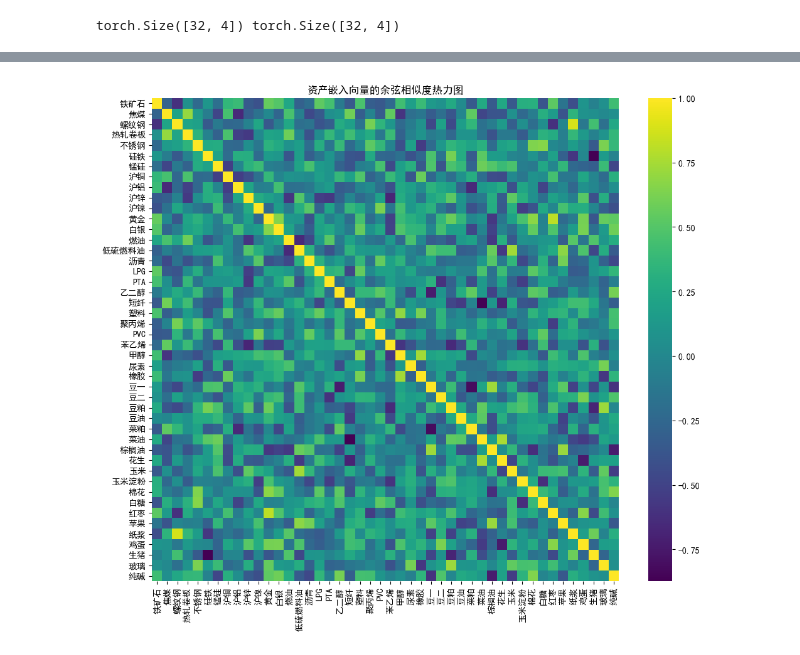
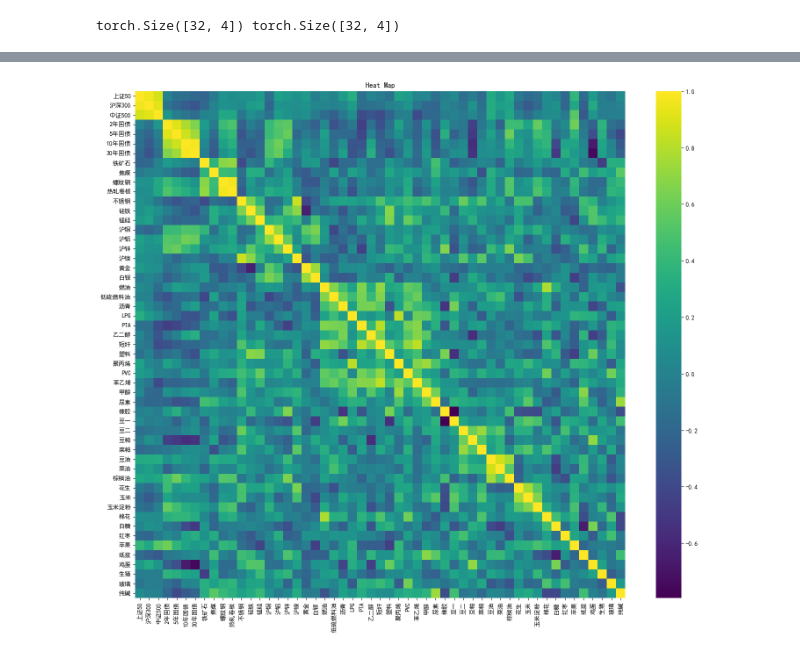
Before and after one commit to FerdinandEoverm/Index_Future_Prediction, a Jupyter notebook: Transformer model/Base_assets_embedding.ipynb, the cells around one changed output, grey strips where cells are left out. Cells and saved outputs as stored; diff of their text form; code cells hidden in the pictures.

Commit message:
update asset embed

```diff
--- a/Transformer model/Base_assets_embedding.ipynb
+++ b/Transformer model/Base_assets_embedding.ipynb
@@ -77,13 +77,10 @@ class AssetsEmbedding(nn.Module):
         super().__init__()
         self.num_assets = num_assets
         self.embedding_dim  = embedding_dim
-
-
         # 设置目标资产的比例
         self.num_target = math.ceil((num_assets - embedding_dim) * target_ratio)
-
-
-        self.embedding = nn.Embedding(num_embeddings = num_assets, embedding_dim = embedding_dim, max_norm = 1)
+        # 定义嵌入层
+        self.embedding = nn.Embedding(num_embeddings = num_assets, embedding_dim = embedding_dim)
 
     def forward(self, x):
         return self.embedding(x)
@@ -109,14 +106,12 @@ class AssetsEmbedding(nn.Module):
 
         # 映射线性关系到批次的收益率上
         # 从批次数据中选取所有样本的目标资产真实收益率
-        # x 形状 (batch_size, 30) -> x_real 形状 (batch_size, 5)
+        # x 形状 (batch_size, num_assets) -> x_real 形状 (batch_size, self.num_target)
         x_real = x[:, target_indices]
 
         # 从批次数据中选取所有样本的基准资产真实收益率
-        # x 形状 (batch_size, 30) -> x_base 形状 (batch_size, 25)
+        # x 形状 (batch_size, num_assets) -> x_base 形状 (batch_size, num_assets - self.num_target)
         x_base = x[:, mask]
-
-        # x_base (batch_size, 25) @ solution (25, 5) -> x_pred (batch_size, 5)
         x_pred = x_base @ solution
 
         return x_pred, x_real
@@ -135,5 +128,9 @@ model.num_target
 # %%
 assets_list = [
+    # 股指期货
+    'IH.CFX', 'IF.CFX', 'IC.CFX',
+    # 国债期货
+    'TS.CFX', 'TF.CFX', 'T.CFX', 'TL.CFX',
     # 黑色金属产业链
     'I.DCE', 'JM.DCE', 'RB.SHF', 'HC.SHF', 'SS.SHF', 'SF.ZCE', 'SM.ZCE',
     # 有色金属
@@ -144,7 +141,7 @@ assets_list = [
     'FU.SHF', 'LU.INE', 'BU.SHF', 'PG.DCE', 'TA.ZCE', 'EG.DCE', 'PF.ZCE',
     'L.DCE', 'PP.DCE', 'V.DCE', 'EB.DCE', 'MA.ZCE', 'UR.ZCE', 'RU.SHF',
     # 农产品
-    'A.DCE', 'B.DCE', 'M.DCE', 'Y.DCE', 'RM.ZCE', 'OI.ZCE', 'P.DCE', 'PK.ZCE',
+    'A.DCE', 'B.DCE', 'M.DCE', 'RM.ZCE', 'Y.DCE', 'OI.ZCE', 'P.DCE', 'PK.ZCE',
     'C.DCE', 'CS.DCE', 'CF.ZCE', 'SR.ZCE', 'CJ.ZCE', 'AP.ZCE', 'SP.SHF',
     'JD.DCE', 'LH.DCE',
     # 建材
@@ -152,6 +149,10 @@ assets_list = [
 ]
 # %%
 assets_names = [
+    # 股指期货
+    '上证50', '沪深300', '中证500',
+    # 国债期货
+    '2年国债', '5年国债', '10年国债', '30年国债',
     # 黑色金属
     '铁矿石', '焦煤', '螺纹钢', '热轧卷板', '不锈钢', '硅铁', '锰硅',
     # 有色金属
@@ -162,7 +163,7 @@ assets_names = [
     '燃油', '低硫燃料油', '沥青', 'LPG', 'PTA', '乙二醇', '短纤',
     '塑料', '聚丙烯', 'PVC', '苯乙烯', '甲醇', '尿素', '橡胶',
     # 农产品
-    '豆一', '豆二', '豆粕', '豆油', '菜粕', '菜油', '棕榈油', '花生',
+    '豆一', '豆二', '豆粕', '菜粕', '豆油', '菜油', '棕榈油', '花生',
     '玉米', '玉米淀粉', '棉花', '白糖', '红枣', '苹果', '纸浆',
     '鸡蛋', '生猪',
     # 建材
@@ -276,22 +391,16 @@ embeddings = model.embedding.weight.detach().cpu().numpy()
 # %%
 import seaborn as sns
 import matplotlib.pyplot as plt
 import pandas as pd
 from sklearn.metrics.pairwise import cosine_similarity
 
-# 2. 计算所有向量两两之间的余弦相似度
+# 画热力图
 similarity_matrix = cosine_similarity(embeddings)
-
-# 3. 使用 aeborn 的 heatmap 进行可视化
-#    为了显示更清晰，我们用 Pandas DataFrame 包装一下，并加上资产名称作为索引
 similarity_df = pd.DataFrame(similarity_matrix, index=assets_names, columns=assets_names)
 
-plt.figure(figsize=(12, 10))
-# 使用中文显示需要设置字体
-plt.rcParams['font.sans-serif'] = ['SimHei']  # 或者你系统中的任何中文字体
-plt.rcParams['axes.unicode_minus'] = False
-sns.heatmap(similarity_df, cmap='viridis', annot=False) # annot=True 可以显示数值，但资产多时会很乱
-plt.title('资产嵌入向量的余弦相似度热力图')
+plt.figure(figsize=(18, 15))
+sns.heatmap(similarity_df, cmap='viridis', annot=False)
+plt.title('Heat Map')
 plt.show()
 # %% [output]
-[figure, old version]
+[figure, new version]
```
Also changed, not shown: parts of 17 cells of this notebook, 5 other files.
